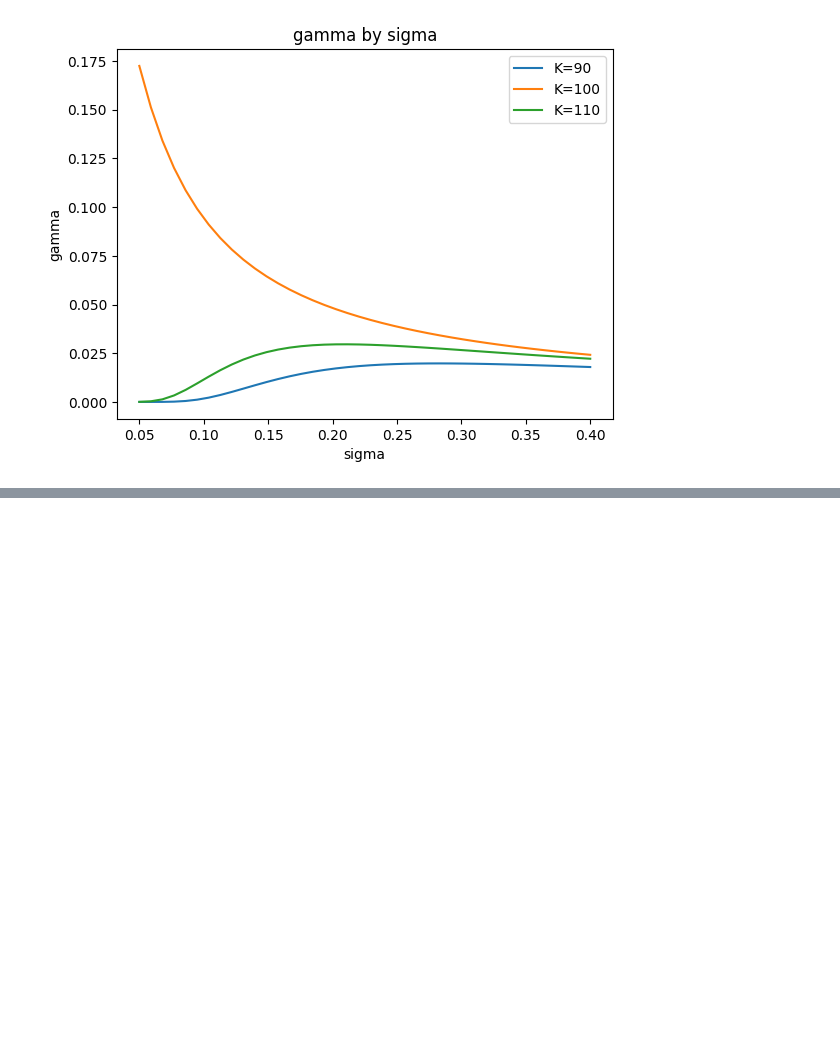
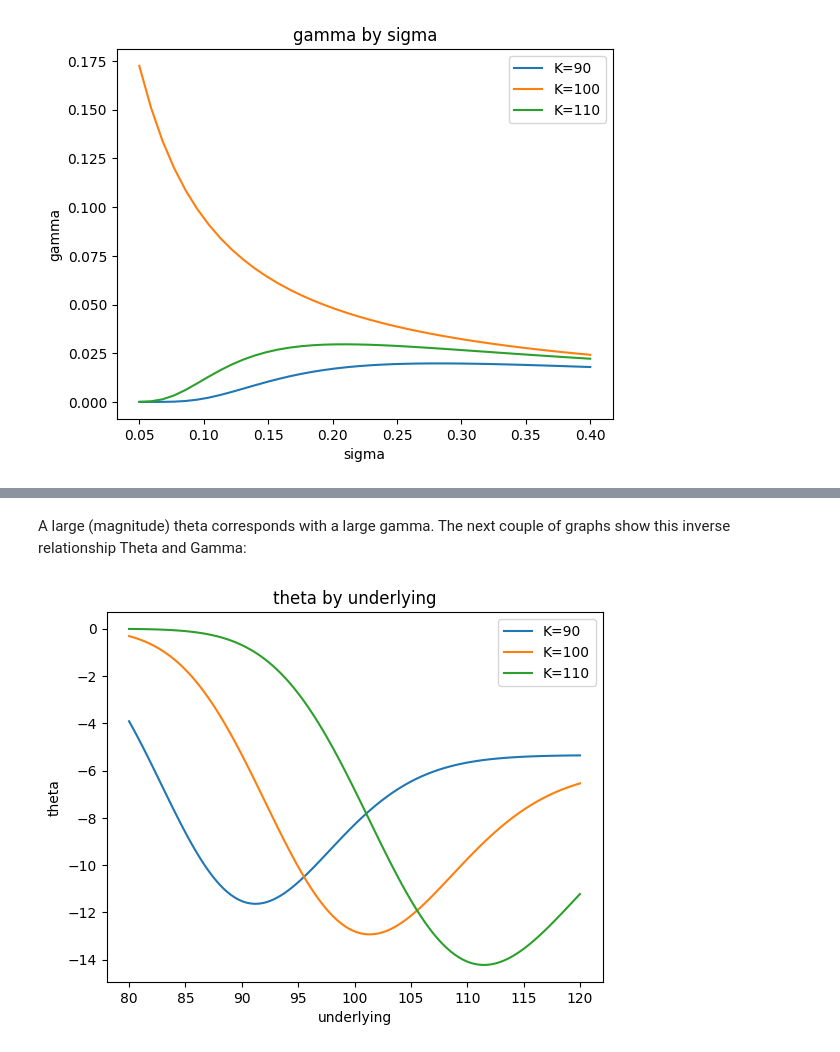
Before and after one commit to hdaniel17/options, a Jupyter notebook: Greeks.ipynb, the cells around one changed output, grey strips where cells are left out. Drawn from its saved outputs; the diff is of its cells as text; code cells hidden in the pictures; blank space fills up the shorter version.

```diff
--- a/Greeks.ipynb
+++ b/Greeks.ipynb
@@ -202,0 +252,6 @@ greek_underlying(0.2, [90,100,110], 0.06, 0.1667, 100, 0.05, 0.4, 0.01, calls=Tr
+# %% [markdown]
+A large (magnitude) theta corresponds with a large gamma. The next couple of graphs show this inverse relationship Theta and Gamma:
+# %%
+greek_underlying(0.2, [90,100,110], 0.06, 0.1667, 100, 80, 120, 1, calls=True, greek='theta')
+# %% [output]
+[figure, added]
```
Also changed, not shown: parts of 10 cells of this notebook.
